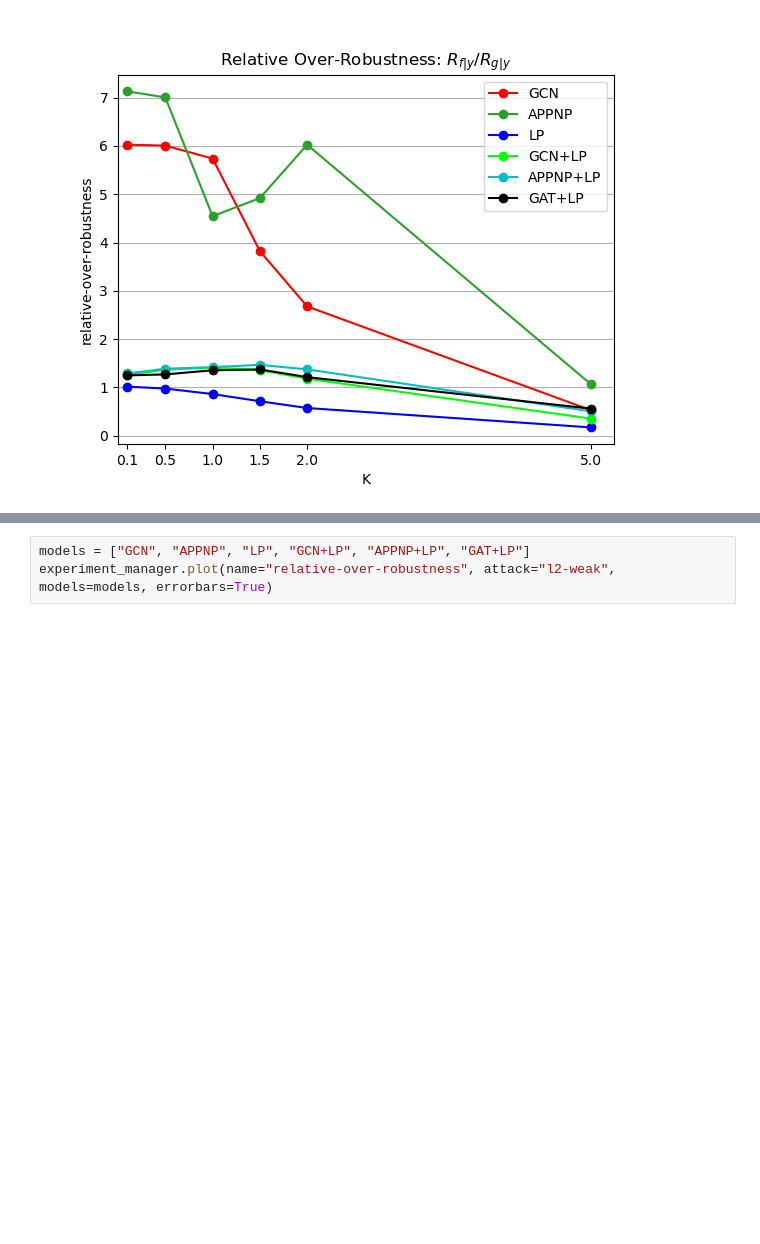
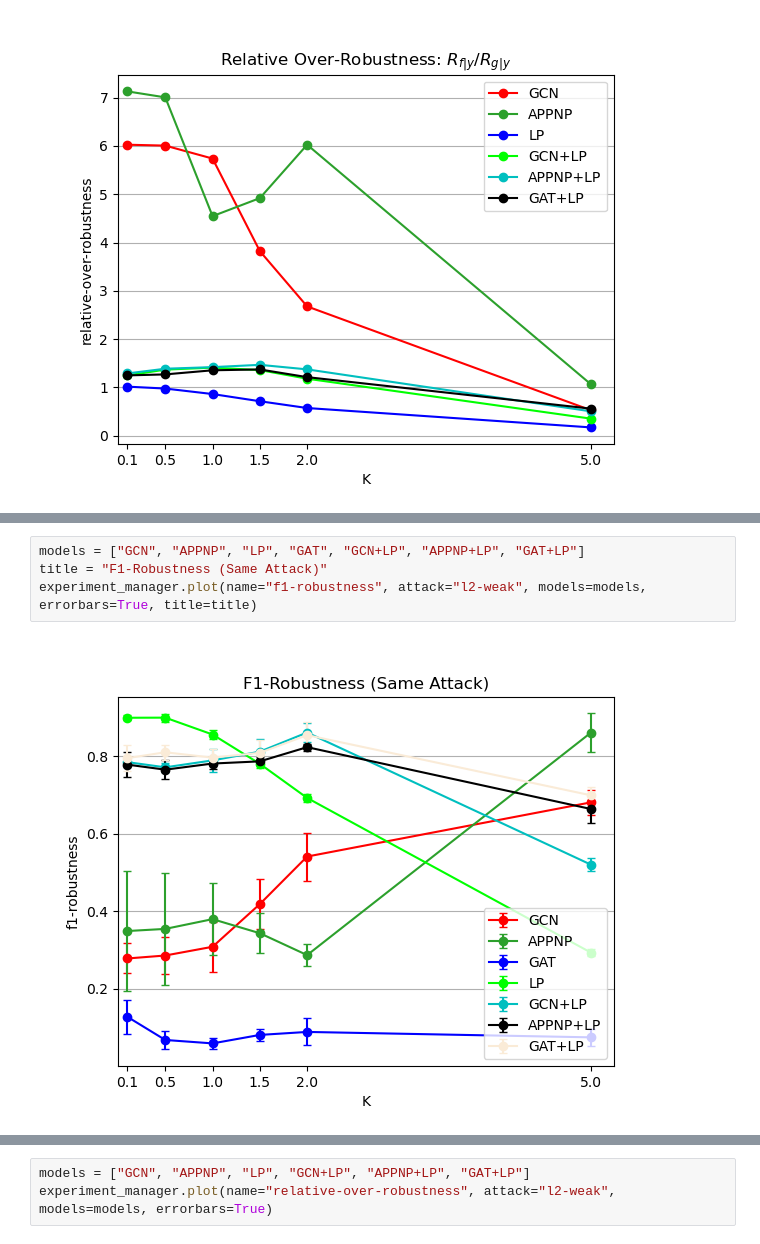
Before and after one commit to saper0/revisiting_robustness, a Jupyter notebook: notebooks/robustness/over_robustness.ipynb, the cells around one changed output, grey strips where cells are left out. Drawn from its saved outputs; the diff is of its cells as text; blank space fills up the shorter version.

```diff
--- a/notebooks/robustness/over_robustness.ipynb
+++ b/notebooks/robustness/over_robustness.ipynb
@@ -135,0 +142,6 @@ experiment_manager.plot(name="relative-over-robustness", attack="l2-weak", model
+# %%
+models = ["GCN", "APPNP", "LP", "GAT", "GCN+LP", "APPNP+LP", "GAT+LP"]
+title = "F1-Robustness (Same Attack)"
+experiment_manager.plot(name="f1-robustness", attack="l2-weak", models=models, errorbars=True, title=title)
+# %% [output]
+[figure, added]
```
Also changed, not shown: parts of 9 cells of this notebook, 1 other file.
